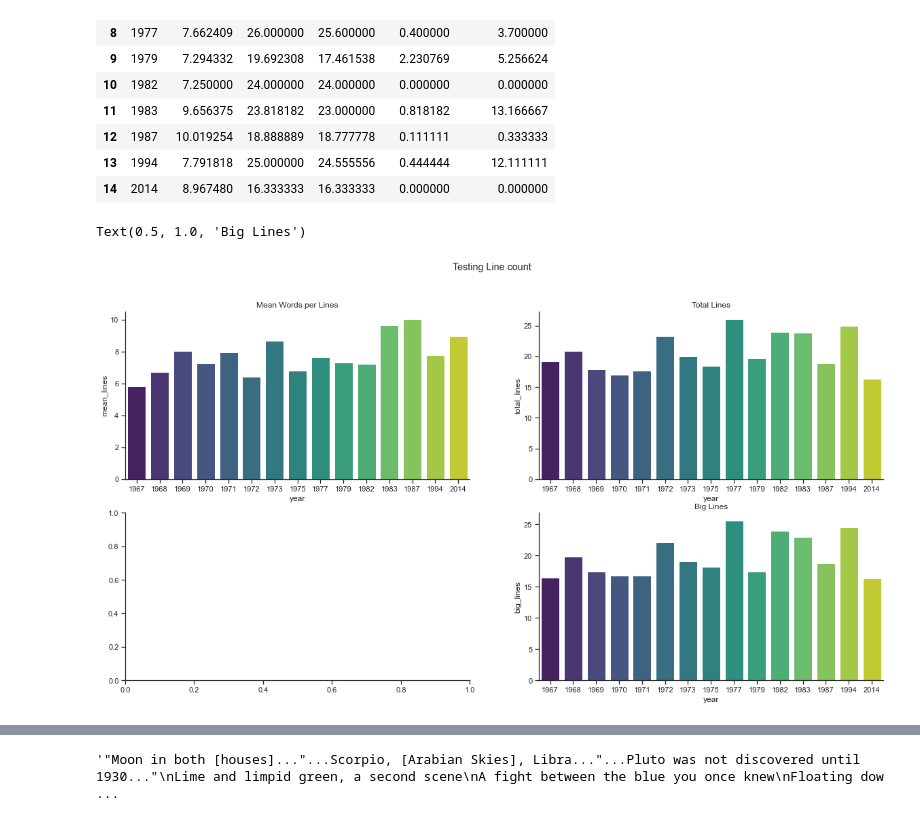
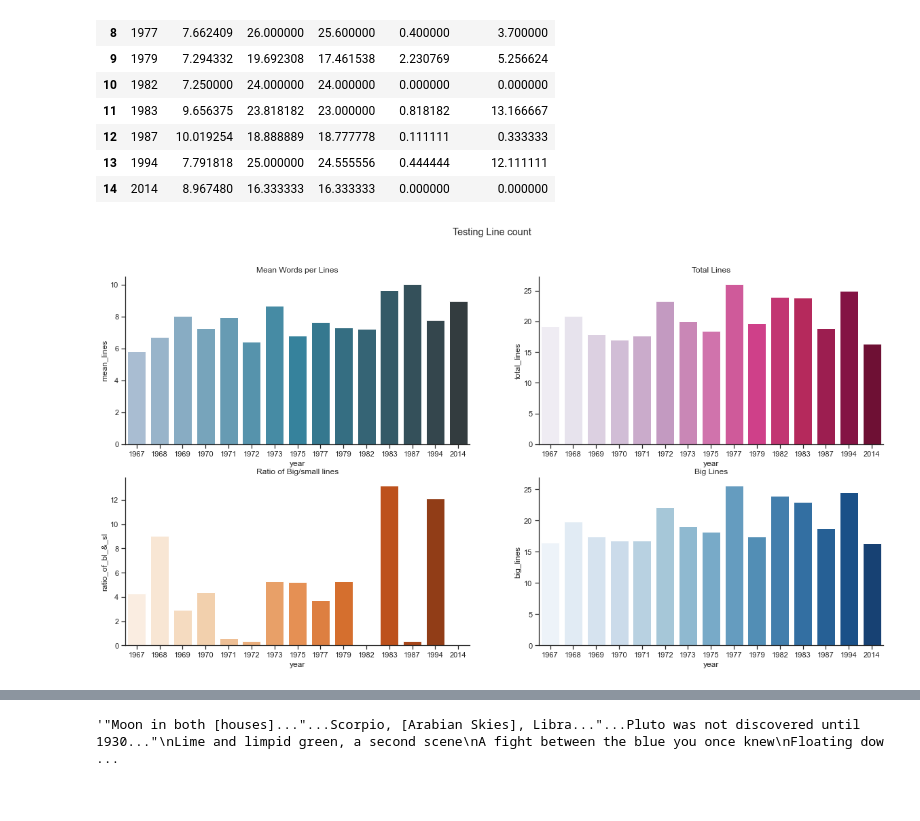
Before and after one commit to kelvinpurdom/PinkFloydLyrics, a Jupyter notebook: notebooks/PinkFloyd.ipynb, the cells around one changed output, grey strips where cells are left out. Saved outputs shown, nothing was run; the diff lists cells and outputs as text; code cells hidden in the pictures.

```diff
--- a/notebooks/PinkFloyd.ipynb
+++ b/notebooks/PinkFloyd.ipynb
@@ -170,20 +170,22 @@ df_clines_gb
 # %%
 fig,axs = plt.subplots(2,2,figsize=(20,10))
 fig.suptitle('Testing Line count')
 
 sns.set_theme(style="darkgrid")
 custom_params = {"axes.spines.right": False, "axes.spines.top": False}
 sns.set_theme(style="ticks", rc=custom_params)
 
-sns.barplot(ax=axs[0,0],x="year",y='mean_lines', data=df_clines_gb, palette="viridis")
+
+sns.barplot(ax=axs[0,0],x="year",y='mean_lines', data=df_clines_gb, palette="PuBuGn_d")
 axs[0,0].set_title('Mean Words per Lines')
-sns.barplot(ax=axs[0,1],x="year",y='total_lines', data=df_clines_gb, palette="viridis")
+sns.barplot(ax=axs[0,1],x="year",y='total_lines', data=df_clines_gb, palette='PuRd')
 axs[0,1].set_title('Total Lines')
-sns.barplot(ax=axs[1,1],x="year",y='big_lines', data=df_clines_gb,palette="viridis")
+sns.barplot(ax=axs[1,1],x="year",y='big_lines', data=df_clines_gb,palette='Blues')
 axs[1,1].set_title('Big Lines')
+sns.barplot(ax=axs[1,0],x="year",y='ratio_of_bl_&_sl', data=df_clines_gb, palette='Oranges')
+axs[1,0].set_title('Ratio of Big/small lines');
 # %% [output]
-Text(0.5, 1.0, 'Big Lines')
-[figure, old version]
+[figure, new version]
 # %%
 tokenizer = Tokenizer(char_level=False)
 tokenizer.fit_on_texts([df.lyrics.iloc[1].replace('\n',' \n ')])
```
Also changed, not shown: parts of 3 cells of this notebook.
